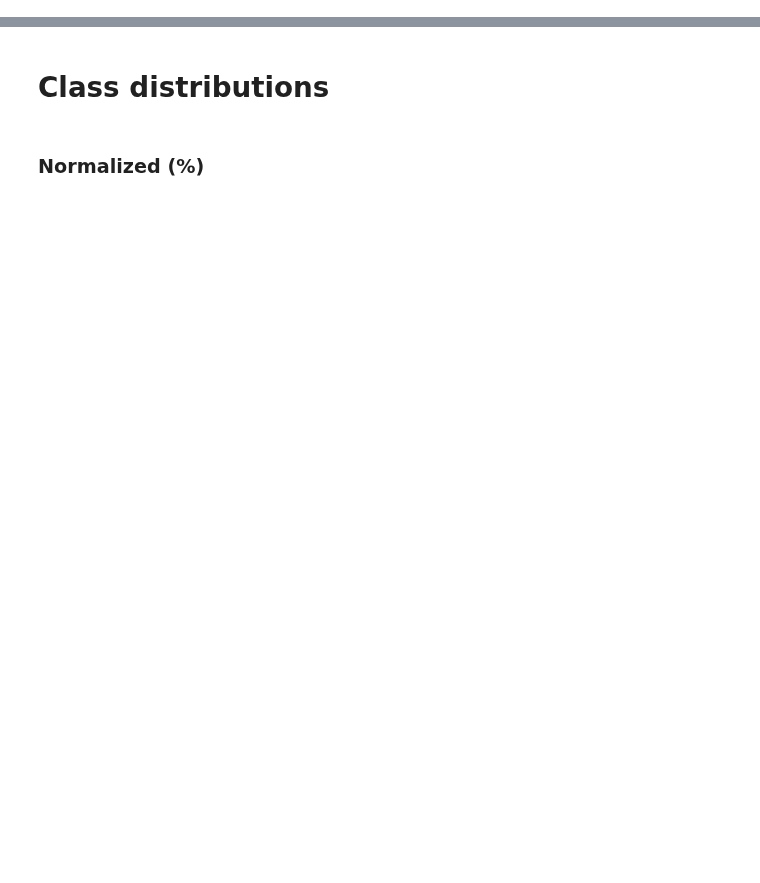
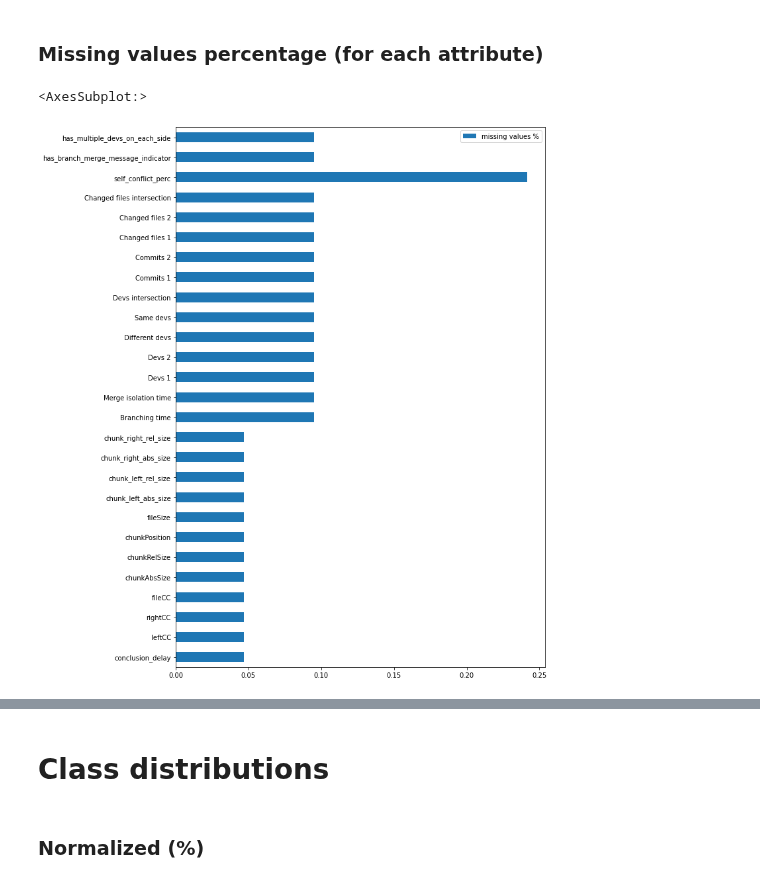
Before and after one commit to gems-uff/mestre, a Jupyter notebook: scripts/exploratory_analysis/classifier_test.ipynb, the cells around one changed output, grey strips where cells are left out. Drawn from its saved outputs; the diff is of its cells as text; code cells hidden in the pictures; blank space fills up the shorter version.

```diff
--- a/scripts/exploratory_analysis/classifier_test.ipynb
+++ b/scripts/exploratory_analysis/classifier_test.ipynb
@@ -24,0 +97,16 @@ projects = list(selected_dataset['project'].unique())
+# %% [markdown]
+### Missing values percentage (for each attribute)
+# %%
+training_rows = df_training.shape[0]
+
+df_count_perc = pd.DataFrame(df_training.count())\
+    .apply(lambda x: (training_rows - x) / training_rows)
+
+df_count_perc.rename(columns={0:'missing values %'}, inplace=True )
+
+# df_count\
+df_count_perc[df_count_perc['missing values %'] != 0]\
+.plot.barh(figsize=(10,15))
+# %% [output]
+<AxesSubplot:>
+[figure, added]
```
Also changed, not shown: parts of 35 cells of this notebook, 1 other file.
